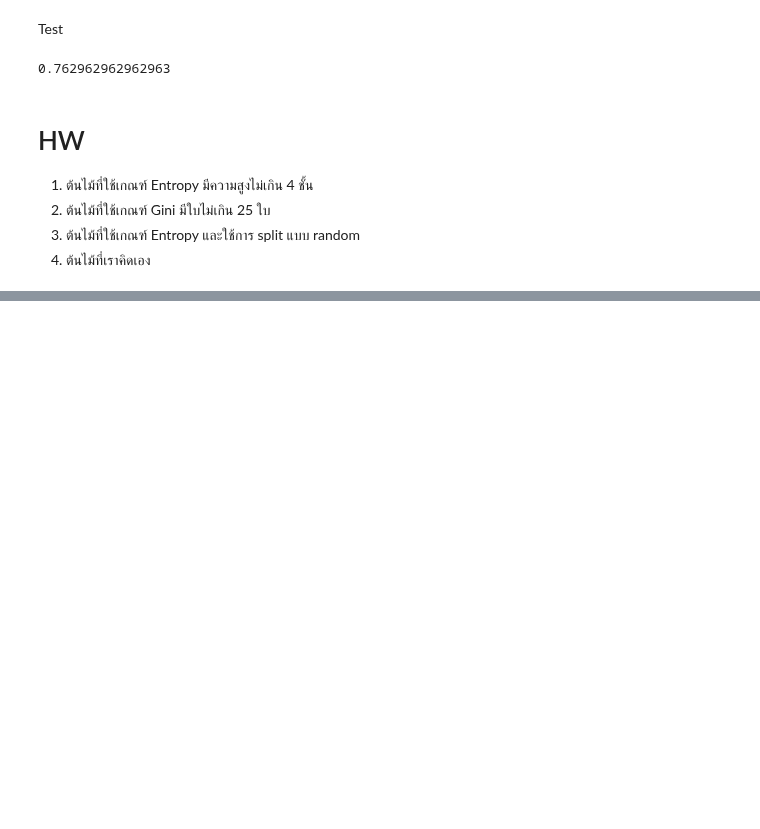
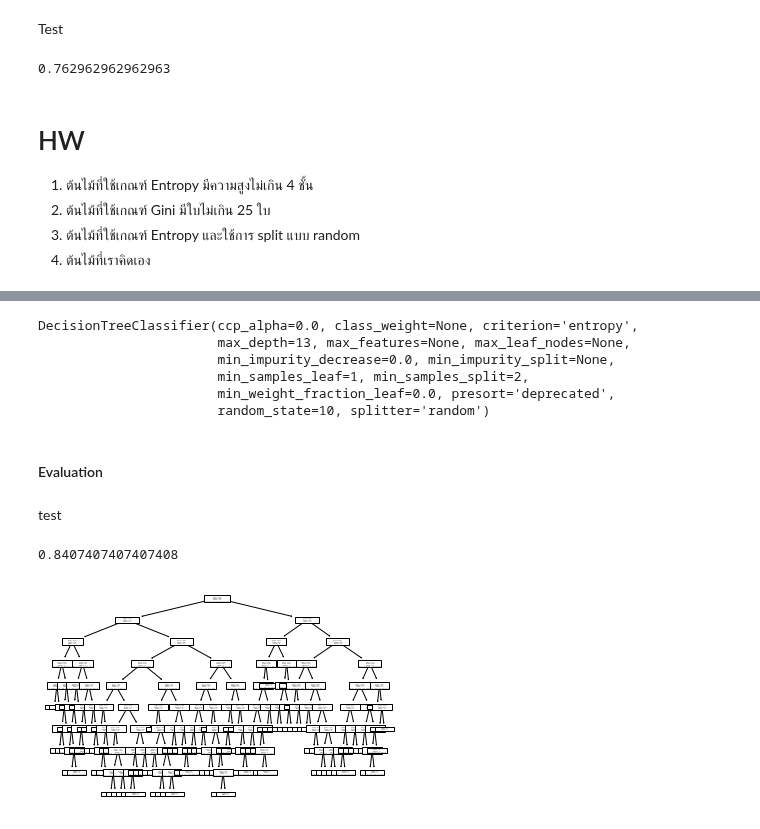
Before and after one commit to mintra-tippayaratsontorn/DWDM21, a Jupyter notebook: Chapter7_Classification_(Decision_Tree).ipynb, the cells around one changed output, grey strips where cells are left out. Drawn from its saved outputs; the diff is of its cells as text; code cells hidden in the pictures; blank space fills up the shorter version.

```diff
--- a/Chapter7_Classification_(Decision_Tree).ipynb
+++ b/Chapter7_Classification_(Decision_Tree).ipynb
@@ -257,0 +379,2 @@ accuracy_score(y_val,tree1_result)
+# %%
+mytree4_hw = DecisionTreeClassifier(criterion='entropy' ,splitter='random' ,max_depth=13 ,random_state=10)
@@ -257,0 +383,11 @@ accuracy_score(y_val,tree1_result)
+# %%
+mytree4_hw.fit(X_train2,y_train2)
+# %% [output]
+DecisionTreeClassifier(ccp_alpha=0.0, class_weight=None, criterion='entropy',
+                       max_depth=13, max_features=None, max_leaf_nodes=None,
+                       min_impurity_decrease=0.0, min_impurity_split=None,
+                       min_samples_leaf=1, min_samples_split=2,
+                       min_weight_fraction_leaf=0.0, presort='deprecated',
+                       random_state=10, splitter='random')
+# %% [markdown]
+#### Evaluation
@@ -257,0 +396,2 @@ accuracy_score(y_val,tree1_result)
+# %% [markdown]
+test
@@ -257,0 +400,8 @@ accuracy_score(y_val,tree1_result)
+# %%
+accuracy_score(y_val, mytree4_hw_result)  # ความแม่นยำ 84.07%
+# %% [output]
+0.8407407407407408
+# %%
+plot_tree(mytree4_hw);
+# %% [output]
+[figure, added]
```
Also changed, not shown: parts of 47 cells of this notebook.
